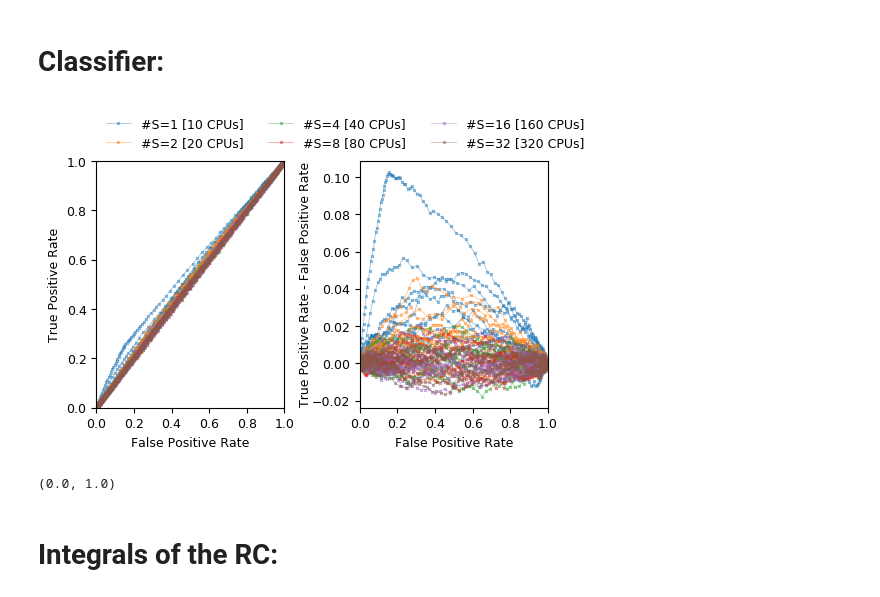
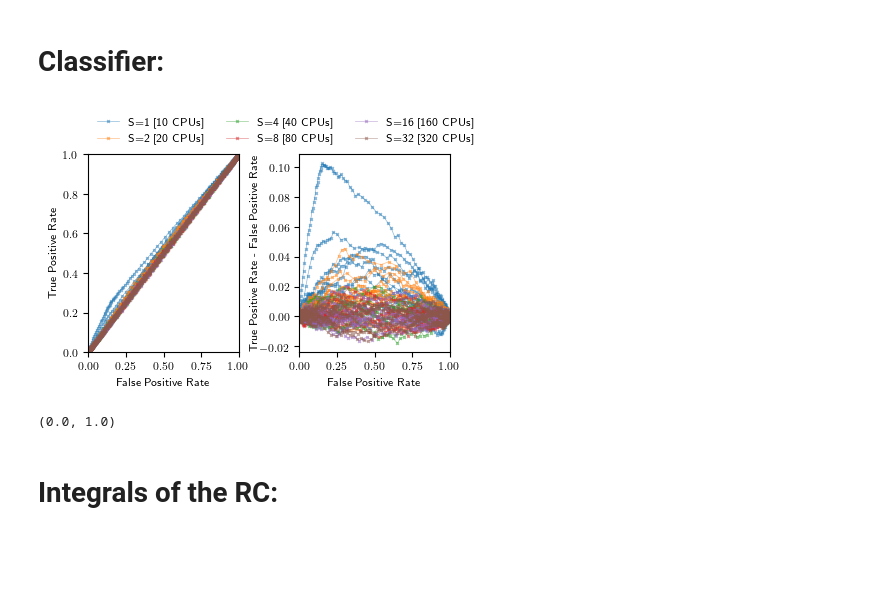
Before and after one commit to VasylHafych/Parallel_Sampling, a Jupyter notebook: notebooks/6-Benchmark-3.ipynb, the cells around one changed output. Drawn from its saved outputs; the diff is of its cells as text; code cells hidden in the pictures; blank space fills up the shorter version.

```diff
--- a/notebooks/6-Benchmark-3.ipynb
+++ b/notebooks/6-Benchmark-3.ipynb
@@ -24,9 +27,9 @@ using PyPlot
 # %%
 using BAT
 # %%
-SMALL_SIZE = 9
-MEDIUM_SIZE = 9
-BIGGER_SIZE = 10
+SMALL_SIZE = 8
+MEDIUM_SIZE = 8
+BIGGER_SIZE = 9
 
 plt.rc("font", size=SMALL_SIZE)          # controls default text sizes
 plt.rc("axes", titlesize=SMALL_SIZE)     # fontsize of the axes title
@@ -35,7 +38,7 @@ plt.rc("xtick", labelsize=SMALL_SIZE)    # fontsize of the tick labels
 plt.rc("ytick", labelsize=SMALL_SIZE)    # fontsize of the tick labels
 plt.rc("legend", fontsize=SMALL_SIZE)    # legend fontsize
 plt.rc("figure", titlesize=BIGGER_SIZE)  # fontsize of the figure title
-# plt.rc("text", usetex=true)
+plt.rc("text", usetex=true)
 # %% [markdown]
 ## Functions:
 # %%
@@ -84,3 +87,5 @@ latex_width = 421.10046
 best_size = set_size(latex_width, fraction=1)
 # %% [output]
 (5.826767123287671, 3.60114012672223)
+# %%
+spring_width = 337.323 # pt
@@ -378,7 +393,7 @@ Table with 5 columns and 72 rows:
 # %% [markdown]
 ## Summary:
 # %%
-best_size_2 = set_size(latex_width, ratio=0.7)
+best_size_2 = set_size(spring_width, ratio=0.7)
 markers_list = ["v", "^", "o", "s", "D", "*"];
 # %%
 min_nsamples = minimum(summary_table.n_samples)
@@ -541,7 +555,7 @@ for (w_i, w_n) in enumerate(sort(unique(stat_tests.n_subspaces)))
     n_s = stat_tests.n_samples[mask]
     p_vals = stat_tests.ks_p_values[mask]
 
-    label = "#S=$w_n [$(w_n*10) CPUs]"
+    label = "S=$w_n [$(w_n*10) CPUs]"
 
     for i in Base.OneTo(length(n_s))
         ax1.scatter(p_vals[i], repeat([n_s[i]], 9), marker="|", s=20, lw=1,
@@ -575,7 +589,7 @@ ax2.set_xlim(0, 1)
 ax2.set_xlabel("p-value")
 ax3.set_xlabel("p-value [scaled]")
 ax2.set_ylabel("counts")
-ax1.set_ylabel("# samples")
+ax1.set_ylabel("samples")
 
 #  fig.savefig("../plots/fig-e.pdf", bbox_inches = "tight")
 # %% [output]
@@ -953,7 +962,7 @@ PyObject Text(0.5, 1, '$<N_{eff}> / N_{ref}$')
 # %%
 # CSV.write("classifier_test.csv", classifier_test)
 # %%
-best_size_4 = set_size(latex_width, ratio=0.55)
+best_size_4 = set_size(spring_width, ratio=0.55)
 
 fig, (ax, ax2) = plt.subplots(1,2, figsize=best_size_4)
 
@@ -967,35 +976,35 @@ for (w_i, w_n) in enumerate(sort(unique(classifier_test.n_subspaces)))
     fp = classifier_test.false_predicted[mask]
     tp = classifier_test.true_predicted[mask]
 
-    label="#S=$w_n [$(w_n*10) CPUs]"
+    label="S=$w_n [$(w_n*10) CPUs]"
 
     for i in Base.OneTo(length(fp))
 
         ax.plot(fp[i], tp[i], "x-", alpha=0.5, ms=2, lw=0.5,
         color = colors, label=label)
         label = "_nolegend_"
 
         ax2.plot(fp[i], tp[i]-fp[i], "x-", alpha=0.5, ms=2, lw=0.5,
         color = colors,)
 
     end
 
 end
 
 ax.legend(bbox_to_anchor=(-0.01, 1.00, 1., .102), ncol=3, framealpha=0)
 
 # ax.plot(0:0.1:1, 0:0.1:1, color="gray")
 ax.set_xlabel("False Positive Rate")
 ax2.set_xlabel("False Positive Rate")
 ax.set_ylabel("True Positive Rate")
 ax2.set_ylabel("True Positive Rate - False Positive Rate", labelpad=0)
 ax.set_xlim(0.,1.)
 ax2.set_xlim(0.,1.)
 ax.set_ylim(0.,1.)
 
 # fig.savefig("../plots/fig-f.pdf", bbox_inches = "tight")
 # %% [output]
-[figure, old version]
+[figure, new version]
 (0.0, 1.0)
 # %% [markdown]
 # Integrals of the RC:
```
Also changed, not shown: parts of 14 cells of this notebook, 23 other files.
